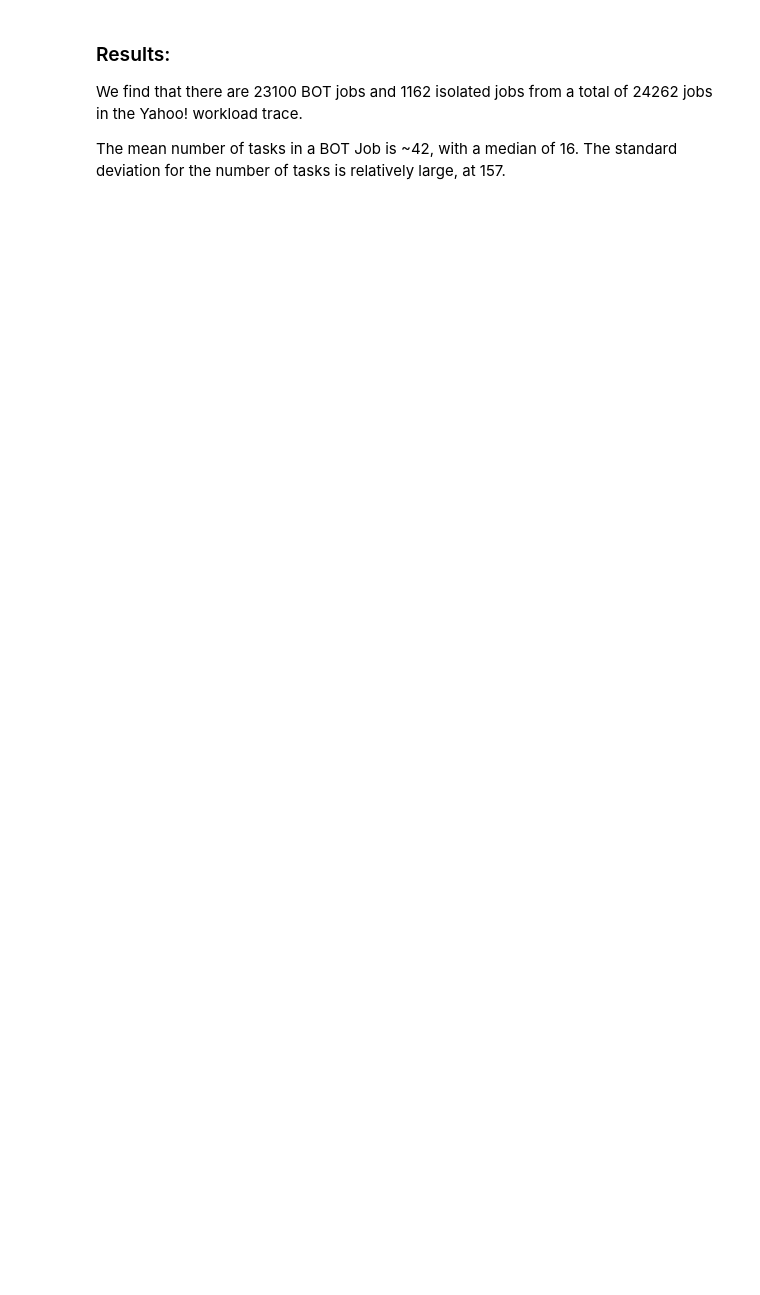
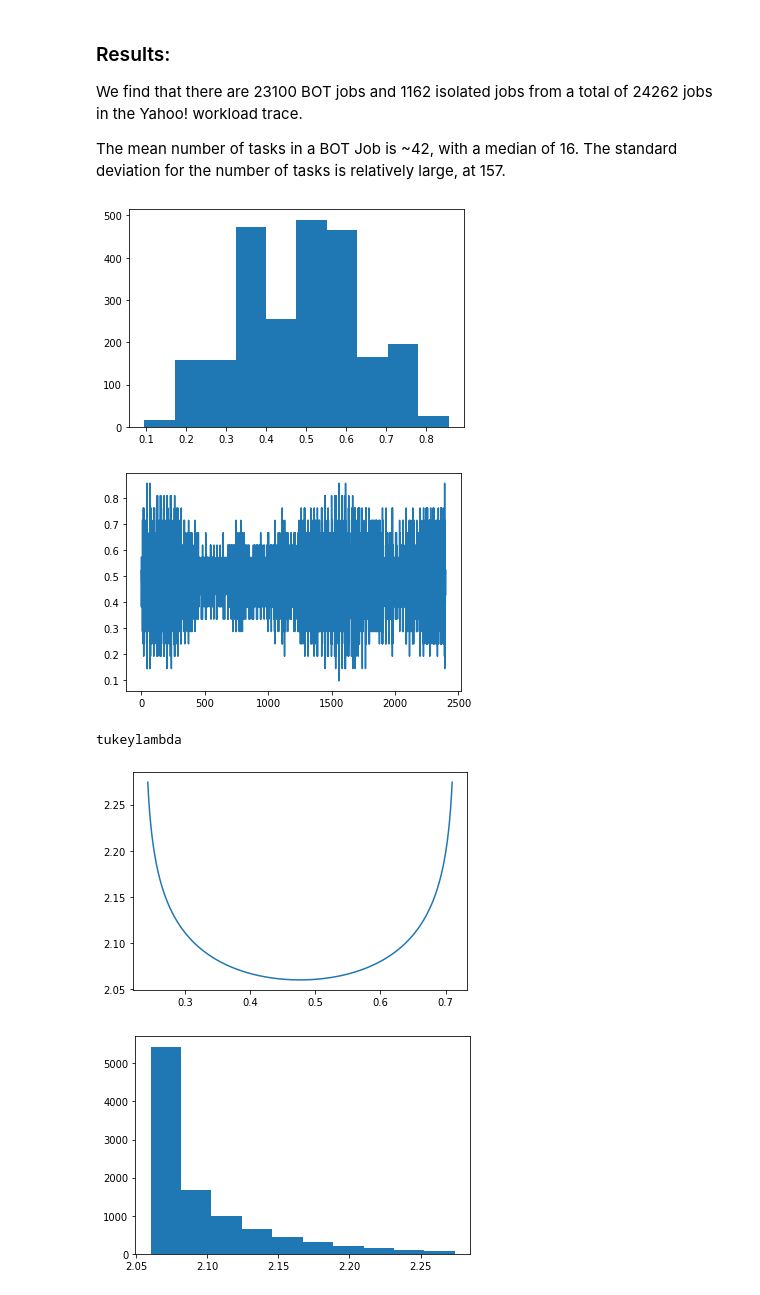
Before and after one commit to elimana/workload-trace-modelling, a Jupyter notebook: job-visualisation.ipynb, the cells around one changed output. Cells and saved outputs as stored; diff of their text form; code cells hidden in the pictures; blank space fills up the shorter version.

Commit message:
Generate histograms for arrival time

```diff
--- a/job-visualisation.ipynb
+++ b/job-visualisation.ipynb
@@ -103,3 +123,49 @@ isolated_jobs.describe()
 We find that there are 23100 BOT jobs and 1162 isolated jobs from a total of 24262 jobs in the Yahoo! workload trace.
 
 The mean number of tasks in a BOT Job is ~42, with a median of 16. The standard deviation for the number of tasks is relatively large, at 157.
+# %%
+days = 0
+n = 1
+minute = 6
+day = minute*60*24
+freq = .6*minute
+
+sumArrivalRate = np.zeros(int(day/freq))
+
+for job in data['job_submission_time']:
+    days = int(job/(day))
+    n = int((job - (days*day))/freq)
+    sumArrivalRate[n] += 1
+
+avgArrivalRate = sumArrivalRate
+for i, rate in enumerate(avgArrivalRate):
+            avgArrivalRate[i] = rate/days
+
+ar = avgArrivalRate
+# %%
+import scipy.stats
+import fitDistribution as fd
+
+dist, params, results = fd.best_fit_distribution(ar)
+
+pdf = fd.make_pdf(dist, params)
+# %%
+import matplotlib.pyplot as plt
+
+plt.show()
+plt.hist(ar)
+plt.show()
+plt.plot(ar)
+plt.show()
+
+print(dist.name)
+plt.plot(pdf)
+plt.show()
+plt.hist(pdf)
+plt.show()
+# %% [output]
+[figure, added]
+[figure, added]
+tukeylambda
+[figure, added]
+[figure, added]
```
Also changed, not shown: parts of 3 cells of this notebook, 1 other file.
